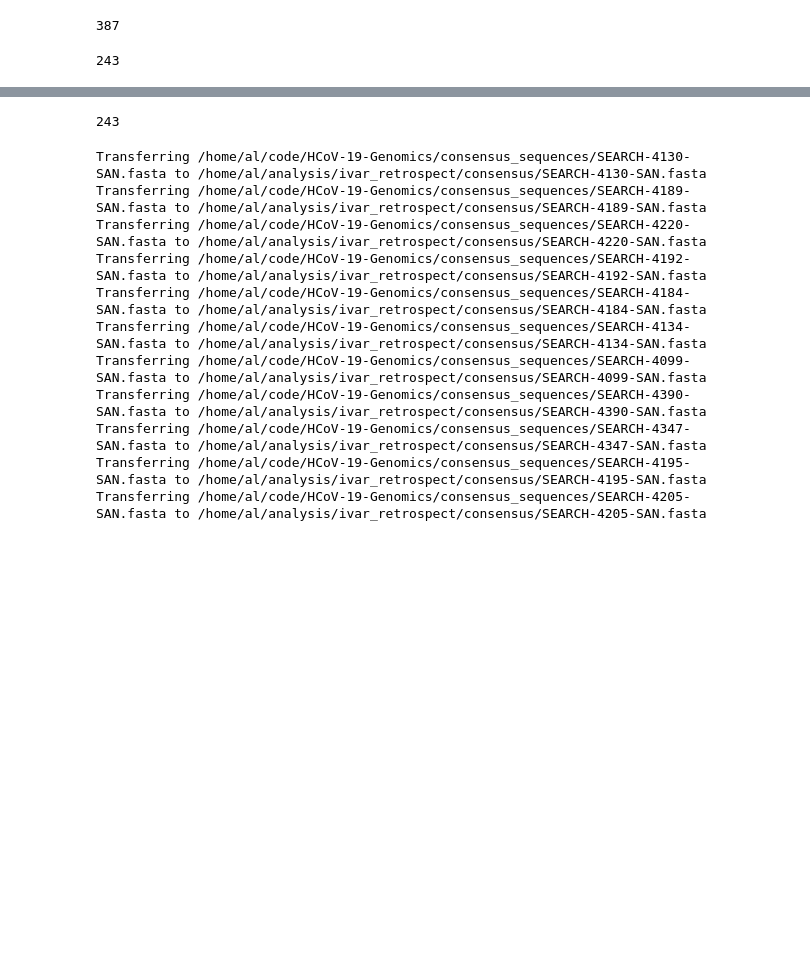
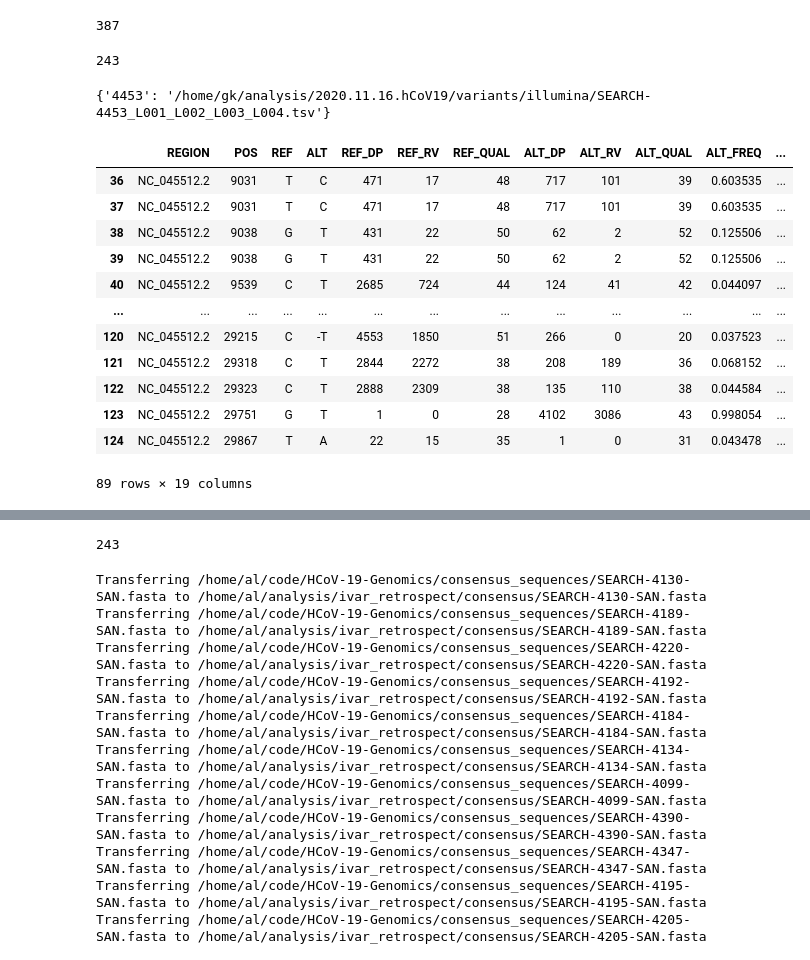
Before and after one commit to AlaaALatif/bjorn, a Jupyter notebook: lab.ipynb, the cells around one changed output, grey strips where cells are left out. Saved outputs shown, nothing was run; the diff lists cells and outputs as text; code cells hidden in the pictures; blank space fills up the shorter version.

```diff
--- a/lab.ipynb
+++ b/lab.ipynb
@@ -41,0 +102,22 @@ len(old_cns_filepaths)
+# %%
+get_variant_filepaths(['4453'])
+# %% [output]
+{'4453': '/home/gk/analysis/2020.11.16.hCoV19/variants/illumina/SEARCH-4453_L001_L002_L003_L004.tsv'}
+# %%
+path = '/home/gk/analysis/2020.11.16.hCoV19/variants/illumina/SEARCH-4453_L001_L002_L003_L004.tsv'
+new = pd.read_csv(path, sep='\t')
+new.loc[(new['POS'] > 9000)]
+# %% [output]
+|  | REGION | POS | REF | ALT | REF_DP | REF_RV | REF_QUAL | ALT_DP | ALT_RV | ALT_QUAL | ALT_FREQ | ... |
+| 36 | NC_045512.2 | 9031 | T | C | 471 | 17 | 48 | 717 | 101 | 39 | 0.603535 | ... |
+| 37 | NC_045512.2 | 9031 | T | C | 471 | 17 | 48 | 717 | 101 | 39 | 0.603535 | ... |
+| 38 | NC_045512.2 | 9038 | G | T | 431 | 22 | 50 | 62 | 2 | 52 | 0.125506 | ... |
+| 39 | NC_045512.2 | 9038 | G | T | 431 | 22 | 50 | 62 | 2 | 52 | 0.125506 | ... |
+| 40 | NC_045512.2 | 9539 | C | T | 2685 | 724 | 44 | 124 | 41 | 42 | 0.044097 | ... |
+| ... | ... | ... | ... | ... | ... | ... | ... | ... | ... | ... | ... | ... |
+| 120 | NC_045512.2 | 29215 | C | -T | 4553 | 1850 | 51 | 266 | 0 | 20 | 0.037523 | ... |
+| 121 | NC_045512.2 | 29318 | C | T | 2844 | 2272 | 38 | 208 | 189 | 36 | 0.068152 | ... |
+| 122 | NC_045512.2 | 29323 | C | T | 2888 | 2309 | 38 | 135 | 110 | 38 | 0.044584 | ... |
+| 123 | NC_045512.2 | 29751 | G | T | 1 | 0 | 28 | 4102 | 3086 | 43 | 0.998054 | ... |
+| 124 | NC_045512.2 | 29867 | T | A | 22 | 15 | 35 | 1 | 0 | 31 | 0.043478 | ... |
+89 rows × 19 columns
```
Also changed, not shown: parts of 17 cells of this notebook.
